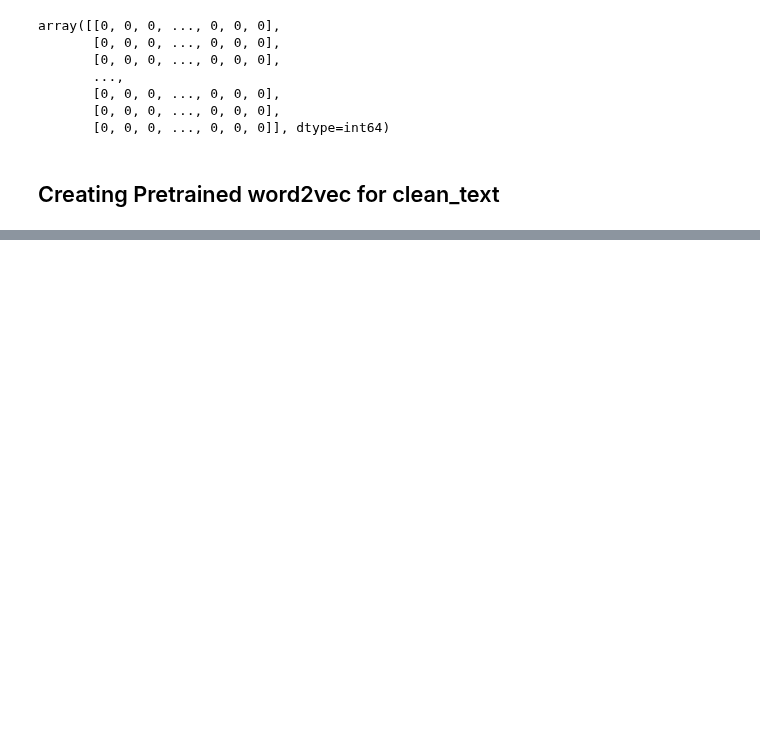
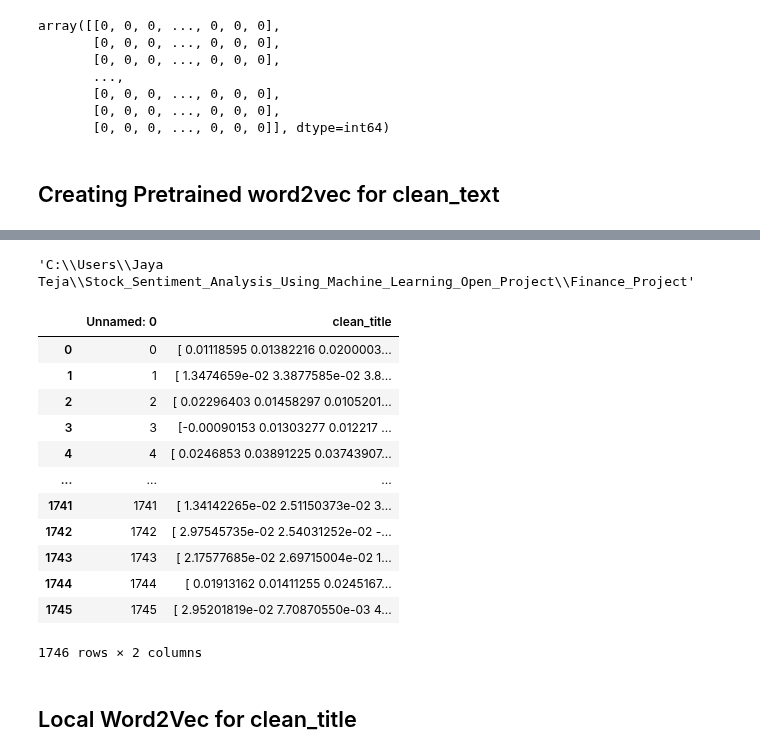
Before and after one commit to 37nomad/Stock-Sentiment-Analysis-Using-Machine-Learning, a Jupyter notebook: Finance_Project/Project2.ipynb, the cells around one changed output, grey strips where cells are left out. Drawn from its saved outputs; the diff is of its cells as text; code cells hidden in the pictures; blank space fills up the shorter version.

```diff
--- a/Finance_Project/Project2.ipynb
+++ b/Finance_Project/Project2.ipynb
@@ -426,0 +472,4 @@ def document_to_vector
+# %%
+pwd
+# %% [output]
+'C:\\Users\\Jaya Teja\\Stock_Sentiment_Analysis_Using_Machine_Learning_Open_Project\\Finance_Project'
@@ -426,0 +480,20 @@ def document_to_vector
+# %%
+pre_trained_word2vec= pd.read_csv(r"C:\Users\Jaya Teja\Stock_Sentiment_Analysis_Using_Machine_Learning_Open_Project\Finance_Project\pre_trained_word2vec.csv")
+# %%
+pre_trained_word2vec
+# %% [output]
+|  | Unnamed: 0 | clean_title |
+| 0 | 0 | [ 0.01118595 0.01382216 0.0200003... |
+| 1 | 1 | [ 1.3474659e-02 3.3877585e-02 3.8... |
+| 2 | 2 | [ 0.02296403 0.01458297 0.0105201... |
+| 3 | 3 | [-0.00090153 0.01303277 0.012217 ... |
+| 4 | 4 | [ 0.0246853 0.03891225 0.03743907... |
+| ... | ... | ... |
+| 1741 | 1741 | [ 1.34142265e-02 2.51150373e-02 3... |
+| 1742 | 1742 | [ 2.97545735e-02 2.54031252e-02 -... |
+| 1743 | 1743 | [ 2.17577685e-02 2.69715004e-02 1... |
+| 1744 | 1744 | [ 0.01913162 0.01411255 0.0245167... |
+| 1745 | 1745 | [ 2.95201819e-02 7.70870550e-03 4... |
+1746 rows × 2 columns
+# %% [markdown]
+## Local Word2Vec for clean_title
```
Also changed, not shown: parts of 22 cells of this notebook.
